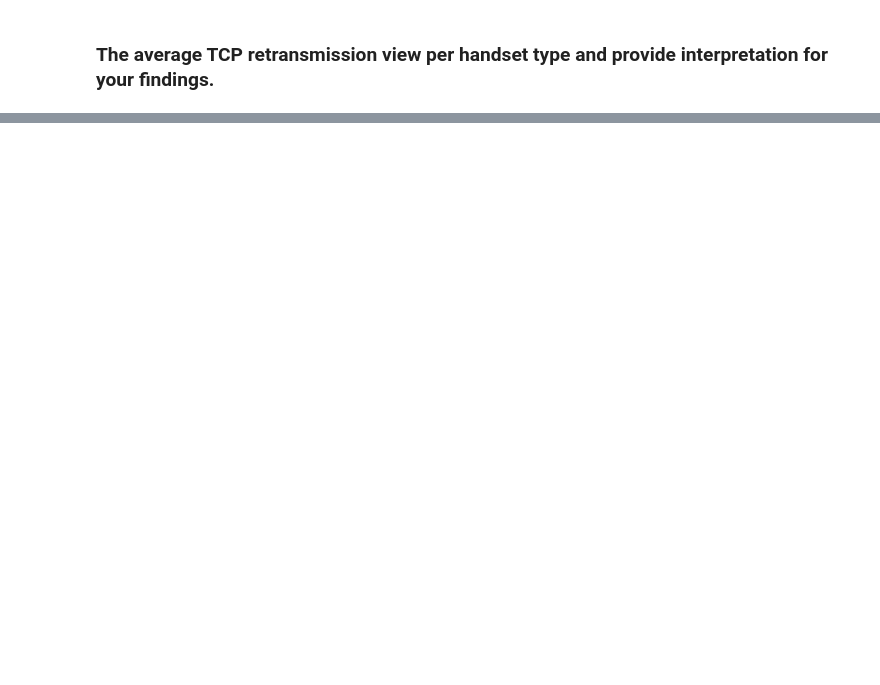
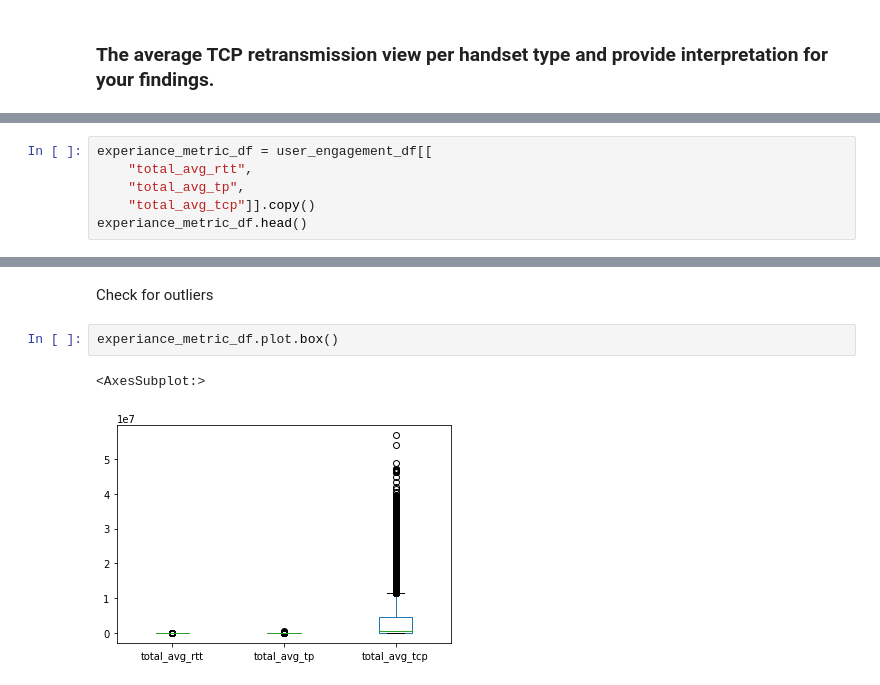
Before and after one commit to eandualem/telecom_analytics, a Jupyter notebook: notebooks/3.0_experience_analytics.ipynb, the cells around one changed output, grey strips where cells are left out. Saved outputs shown, nothing was run; the diff lists cells and outputs as text; blank space fills up the shorter version.

```diff
--- a/notebooks/3.0_experience_analytics.ipynb
+++ b/notebooks/3.0_experience_analytics.ipynb
@@ -165,0 +197,6 @@ mult_hist([top_10, last_10, most_10, top_10], 1,
+# %%
+experiance_metric_df = user_engagement_df[[
+    "total_avg_rtt",
+    "total_avg_tp",
+    "total_avg_tcp"]].copy()
+experiance_metric_df.head()
@@ -165,0 +211,7 @@ mult_hist([top_10, last_10, most_10, top_10], 1,
+# %% [markdown]
+Check for outliers
+# %%
+experiance_metric_df.plot.box()
+# %% [output]
+<AxesSubplot:>
+[figure, added]
```
Also changed, not shown: parts of 18 cells of this notebook.
